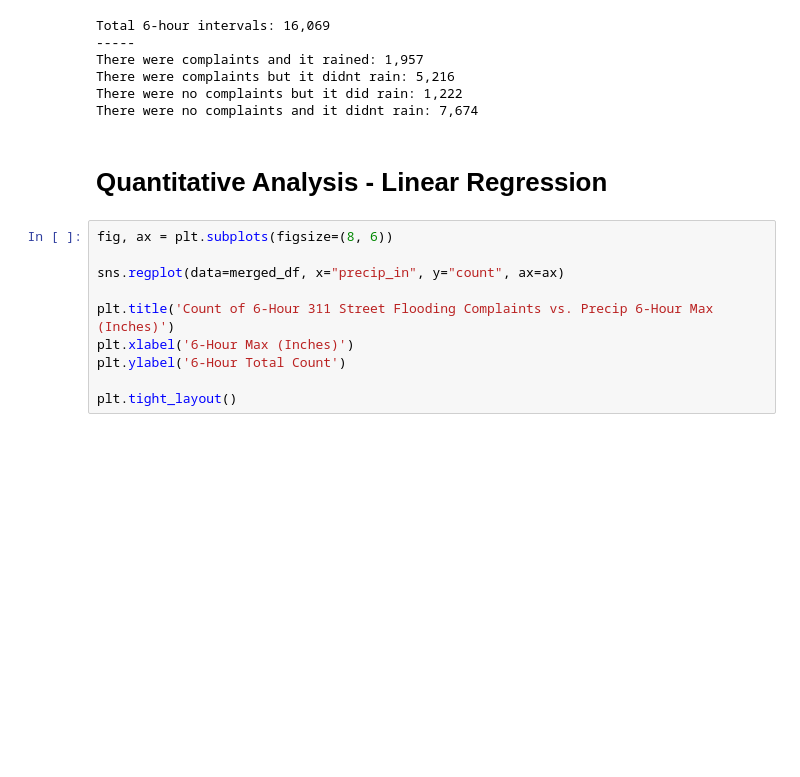
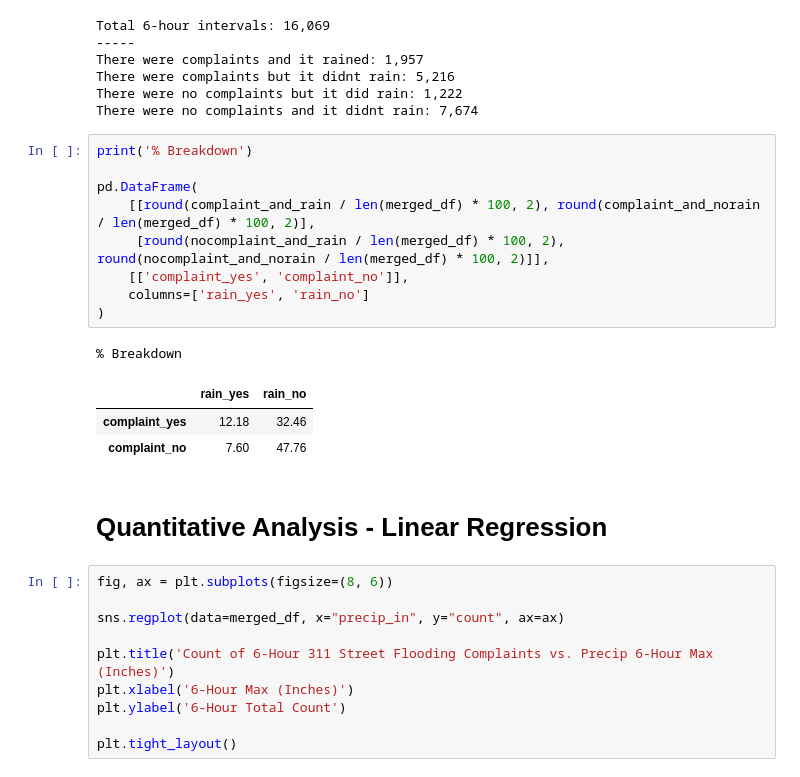
Before and after one commit to datalifenyc/nyc-street-flooding-analysis, a Jupyter notebook: analysis-book/nyc-311-groundtruth.ipynb, the cells around one changed output. Saved outputs shown, nothing was run; the diff lists cells and outputs as text; blank space fills up the shorter version.

Commit message:
adding crosstab table for qualitative analyses

```diff
--- a/analysis-book/nyc-311-groundtruth.ipynb
+++ b/analysis-book/nyc-311-groundtruth.ipynb
@@ -441,8 +441,22 @@ There were complaints and it rained: 1,957
 There were complaints but it didnt rain: 5,216
 There were no complaints but it did rain: 1,222
 There were no complaints and it didnt rain: 7,674
-# %% [markdown]
-# Quantitative Analysis - Linear Regression
+# %%
+print('% Breakdown')
+
+pd.DataFrame(
+    [[round(complaint_and_rain / len(merged_df) * 100, 2), round(complaint_and_norain / len(merged_df) * 100, 2)],
+     [round(nocomplaint_and_rain / len(merged_df) * 100, 2), round(nocomplaint_and_norain / len(merged_df) * 100, 2)]],
+    [['complaint_yes', 'complaint_no']],
+    columns=['rain_yes', 'rain_no']
+)
+# %% [output]
+% Breakdown
+|  | rain_yes | rain_no |
+| complaint_yes | 12.18 | 32.46 |
+| complaint_no | 7.60 | 47.76 |
+# %% [markdown]
+# Quantitative Analysis - Linear Regression
 # %%
 fig, ax = plt.subplots(figsize=(8, 6))
 
```
Also changed, not shown: parts of 27 cells of this notebook.
